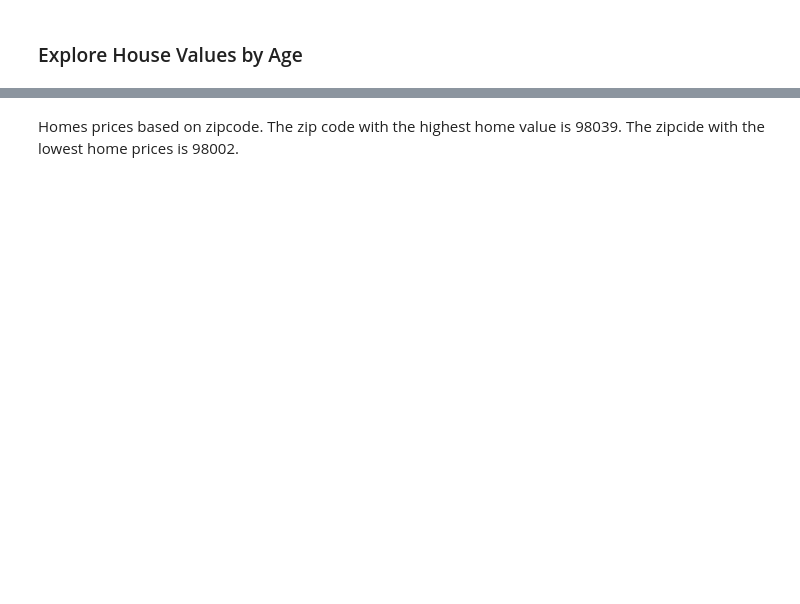
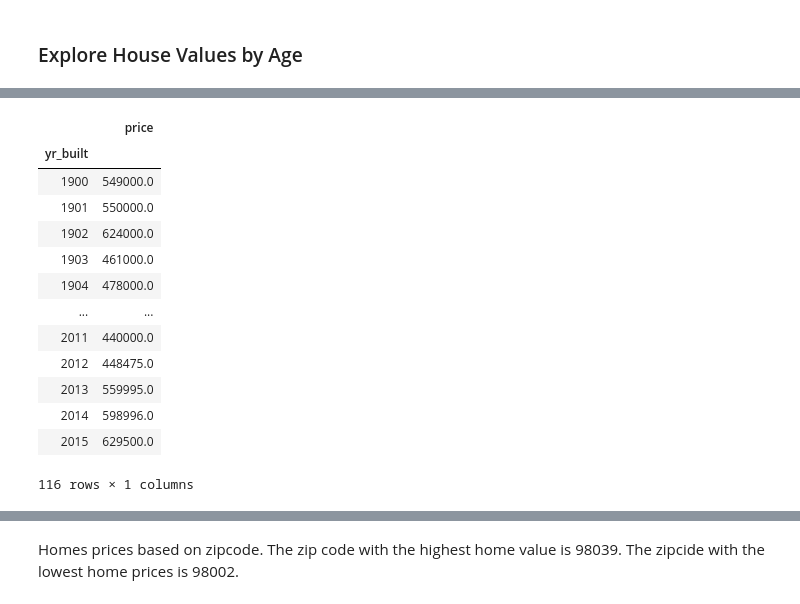
Before and after one commit to torresdavr/dsc-v2-mod1-final-project-online-ds-pt-100719, a Jupyter notebook: student.ipynb, the cells around one changed output, grey strips where cells are left out. Saved outputs shown, nothing was run; the diff lists cells and outputs as text; code cells hidden in the pictures; blank space fills up the shorter version.

```diff
--- a/student.ipynb
+++ b/student.ipynb
@@ -1734,3 +1730,18 @@ df_vis['year']
 # %%
-pivot = df_vis.pivot_table(index='year', values='price', aggfunc=np.median)
+pivot = df_norm.pivot_table(index='yr_built', values='price', aggfunc=np.median)
 pivot
+# %% [output]
+|  | price |
+| yr_built |  |
+| 1900 | 549000.0 |
+| 1901 | 550000.0 |
+| 1902 | 624000.0 |
+| 1903 | 461000.0 |
+| 1904 | 478000.0 |
+| ... | ... |
+| 2011 | 440000.0 |
+| 2012 | 448475.0 |
+| 2013 | 559995.0 |
+| 2014 | 598996.0 |
+| 2015 | 629500.0 |
+116 rows × 1 columns
```
Also changed, not shown: parts of 26 cells of this notebook.
